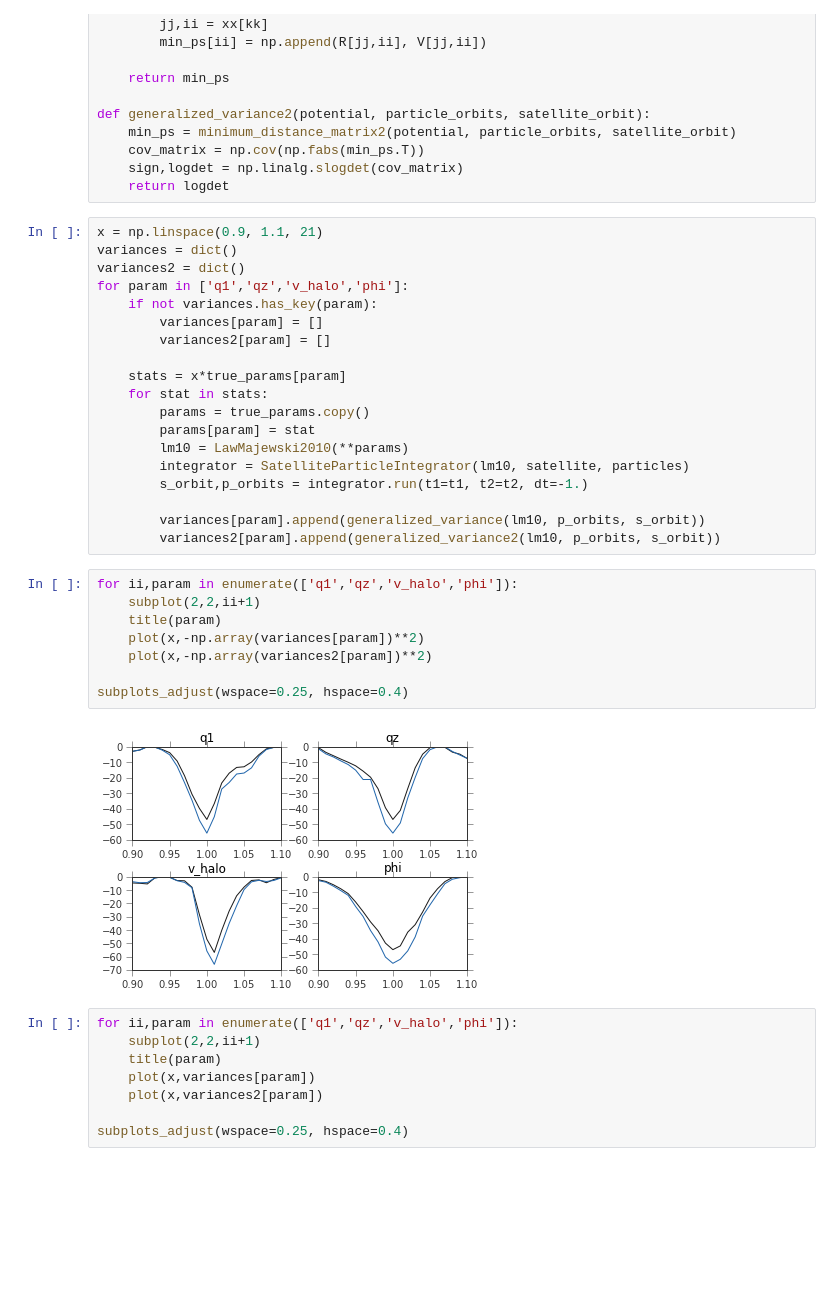
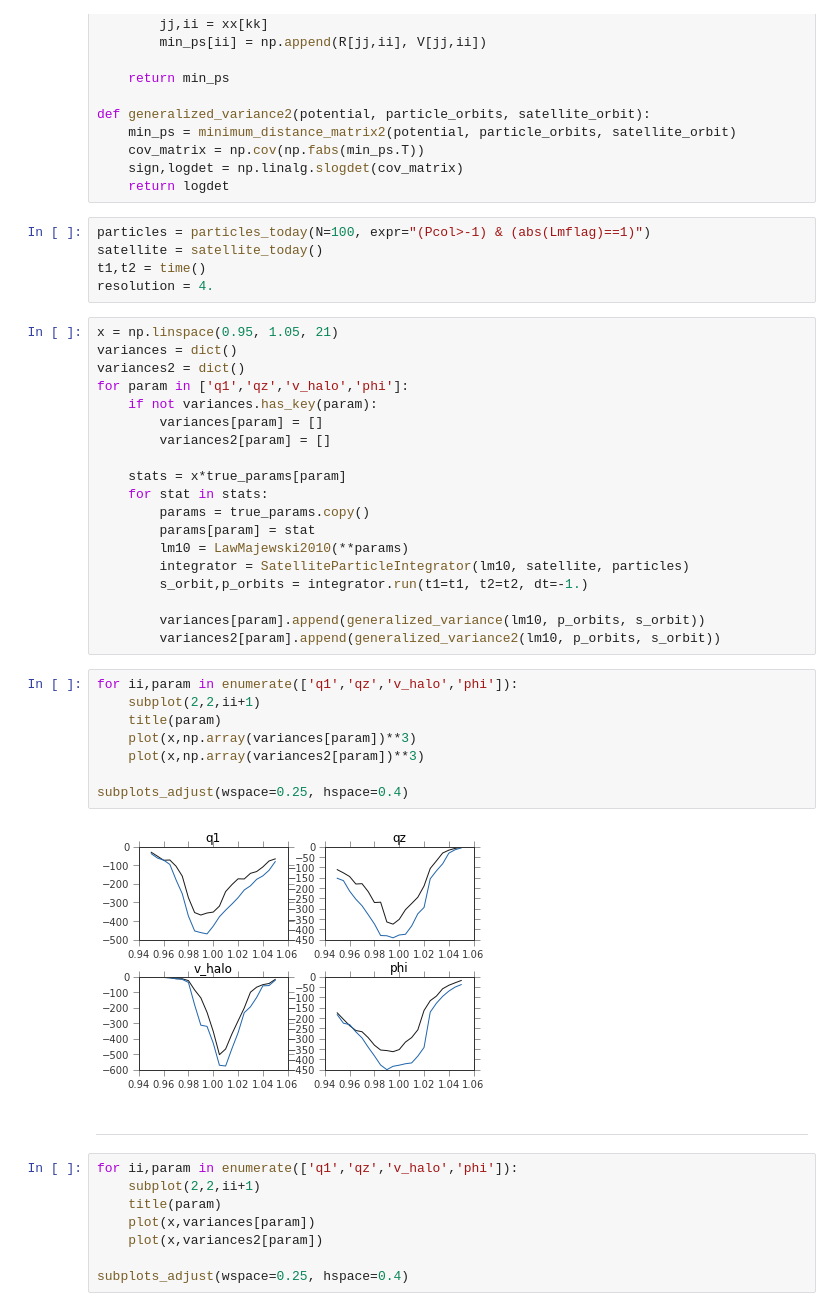
Before and after one commit to adrn/streams, a Jupyter notebook: text/notebooks/Vary one parameter.ipynb, the cells around one changed output. Cells and saved outputs as stored; diff of their text form; blank space fills up the shorter version.

```diff
--- a/text/notebooks/Vary one parameter.ipynb
+++ b/text/notebooks/Vary one parameter.ipynb
@@ -34,8 +29,13 @@ def generalized_variance2(potential, particle_orbits, satellite_orbit):
     cov_matrix = np.cov(np.fabs(min_ps.T))
     sign,logdet = np.linalg.slogdet(cov_matrix)
     return logdet
+# %%
+particles = particles_today(N=100, expr="(Pcol>-1) & (abs(Lmflag)==1)")
+satellite = satellite_today()
+t1,t2 = time()
+resolution = 4.
 # %%
-x = np.linspace(0.9, 1.1, 21)
+x = np.linspace(0.95, 1.05, 21)
 variances = dict()
 variances2 = dict()
 for param in ['q1','qz','v_halo','phi']:
@@ -56,13 +56,15 @@ for param in ['q1','qz','v_halo','phi']:
 # %%
 for ii,param in enumerate(['q1','qz','v_halo','phi']):
     subplot(2,2,ii+1)
     title(param)
-    plot(x,-np.array(variances[param])**2)
-    plot(x,-np.array(variances2[param])**2)
+    plot(x,np.array(variances[param])**3)
+    plot(x,np.array(variances2[param])**3)
 
 subplots_adjust(wspace=0.25, hspace=0.4)
 # %% [output]
-[figure, old version]
+[figure, new version]
+# %% [markdown]
+----
 # %%
 for ii,param in enumerate(['q1','qz','v_halo','phi']):
     subplot(2,2,ii+1)
```
Also changed, not shown: parts of 1 cell of this notebook.
